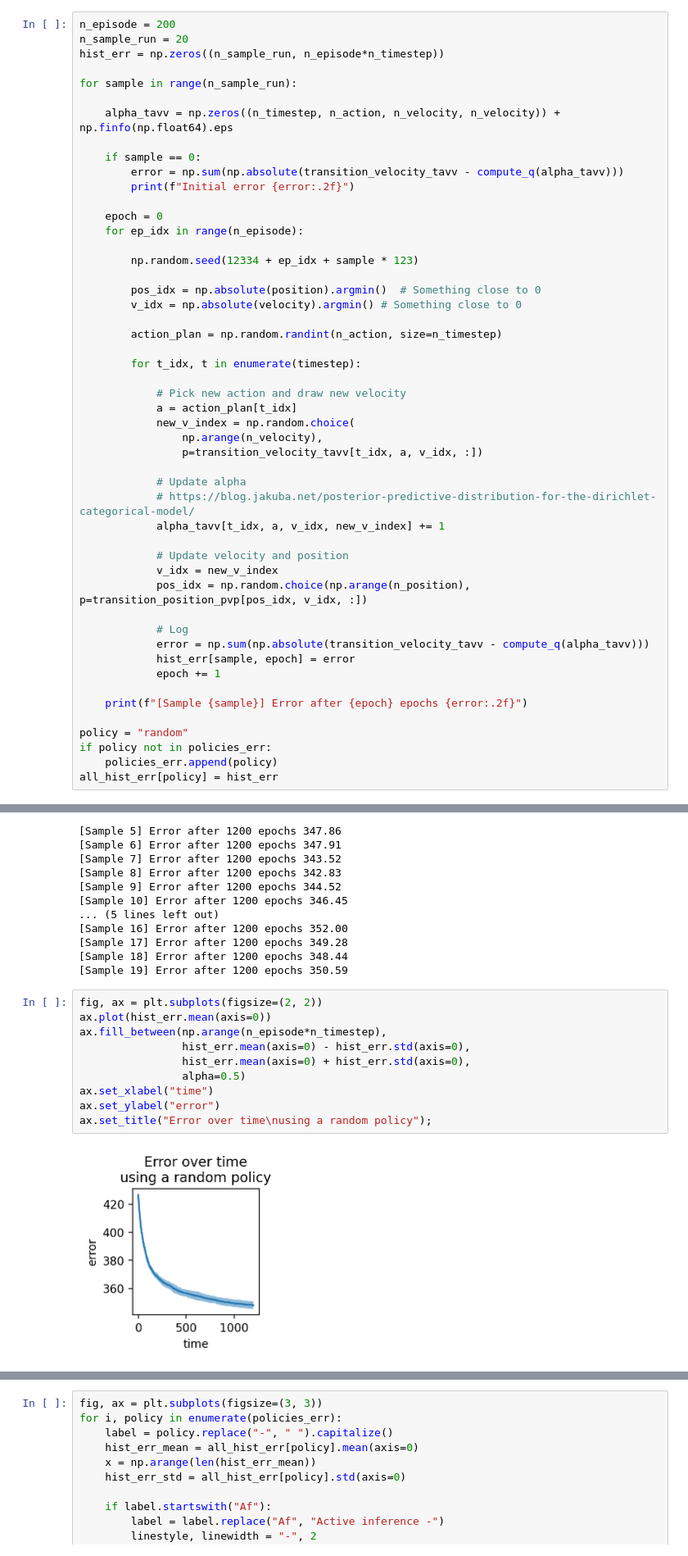
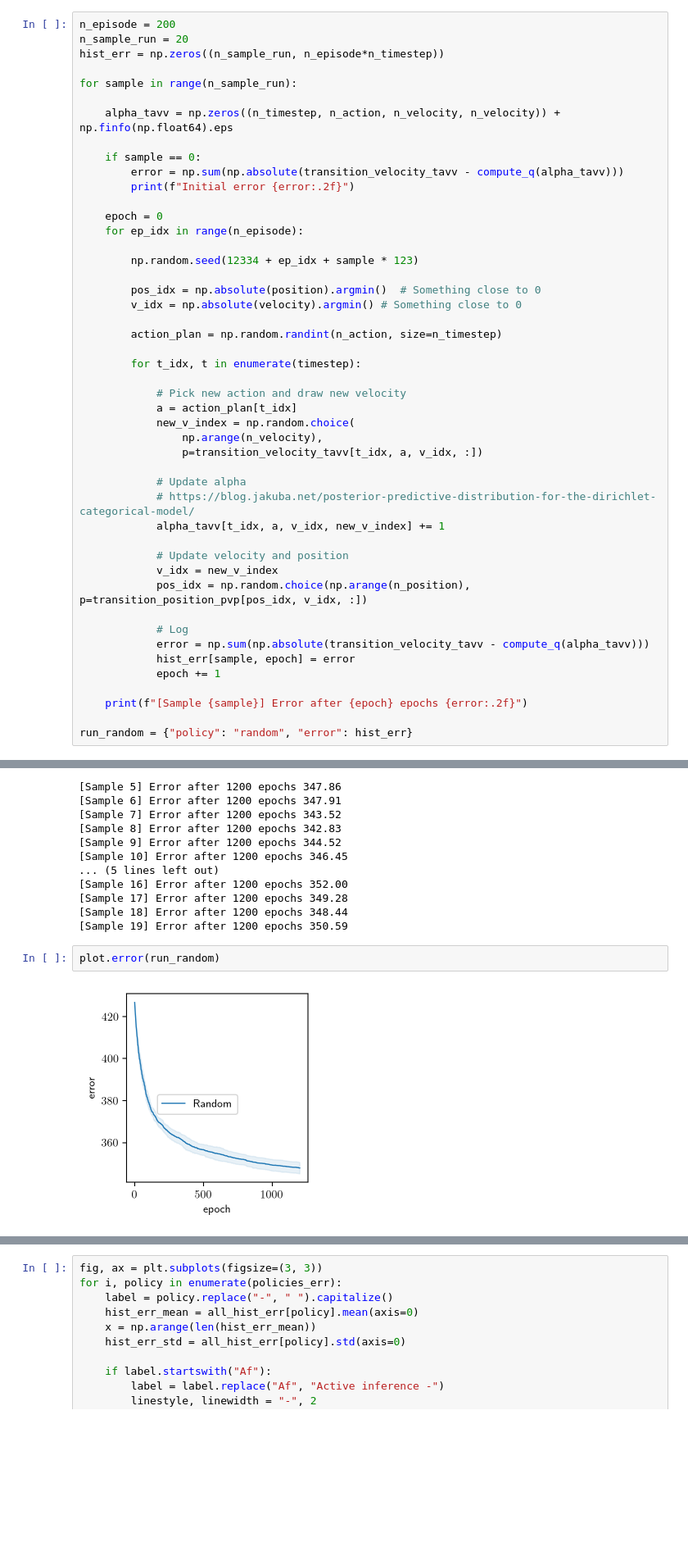
Before and after one commit to AurelienNioche/ActiveInferenceBall, a Jupyter notebook: the-ball-2-bis.ipynb, the cells around one changed output, grey strips where cells are left out. Shown at 82% size. Drawn from its saved outputs; the diff is of its cells as text; blank space fills up the shorter version.

```diff
--- a/the-ball-2-bis.ipynb
+++ b/the-ball-2-bis.ipynb
@@ -188,10 +188,7 @@ for sample in range(n_sample_run):
 
     print(f"[Sample {sample}] Error after {epoch} epochs {error:.2f}")
 
-policy = "random"
-if policy not in policies_err:
-    policies_err.append(policy)
-all_hist_err[policy] = hist_err
+run_random = {"policy": "random", "error": hist_err}
 # %% [output]
 Initial error 428.27
 [Sample 0] Error after 1200 epochs 351.70
@@ -211,15 +208,7 @@ Initial error 428.27
 [Sample 18] Error after 1200 epochs 348.44
 [Sample 19] Error after 1200 epochs 350.59
 # %%
-fig, ax = plt.subplots(figsize=(2, 2))
-ax.plot(hist_err.mean(axis=0))
-ax.fill_between(np.arange(n_episode*n_timestep),
-                hist_err.mean(axis=0) - hist_err.std(axis=0),
-                hist_err.mean(axis=0) + hist_err.std(axis=0),
-                alpha=0.5)
-ax.set_xlabel("time")
-ax.set_ylabel("error")
-ax.set_title("Error over time\nusing a random policy");
+plot.error(run_random)
 # %% [output]
-[figure, old version]
+[figure, new version]
 # %%
```
Also changed, not shown: parts of 10 cells of this notebook, 1 other file.
